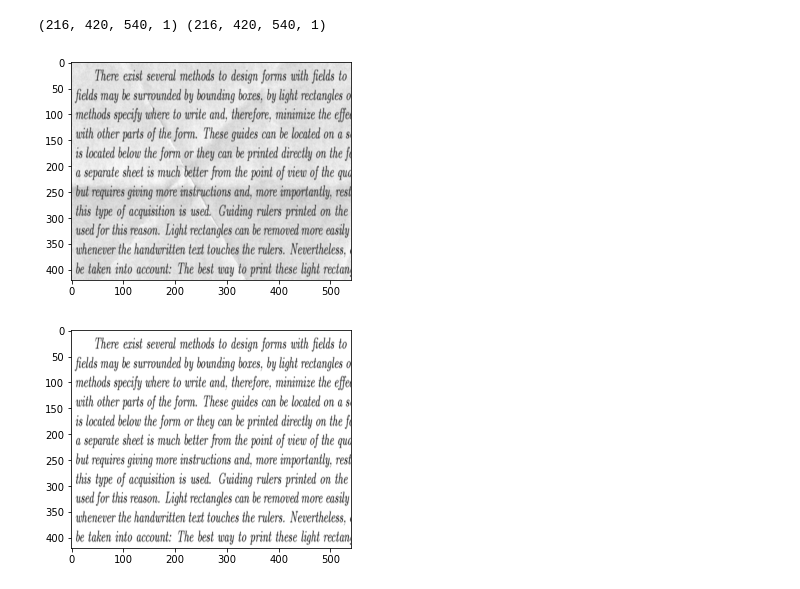
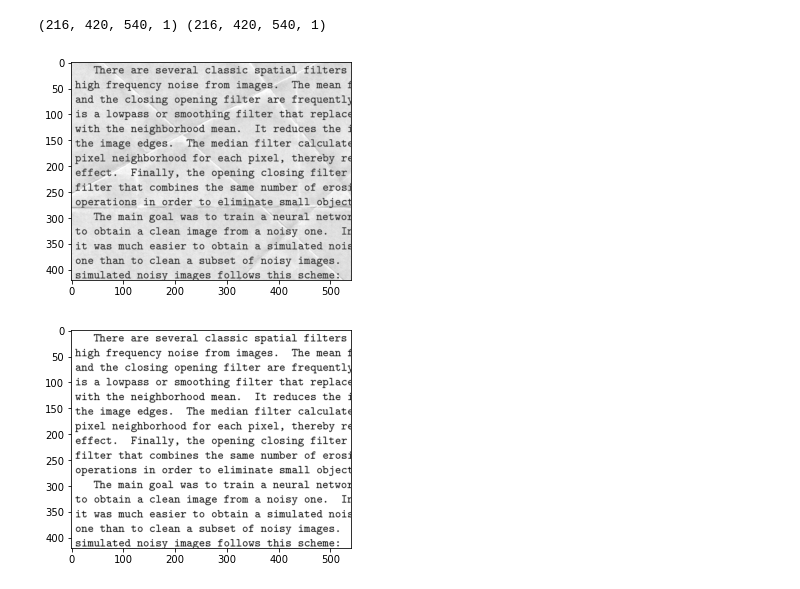
Before and after one commit to blueberrysmoooothie/programing_Practice, a Jupyter notebook: deep_learning/day4_hw2.ipynb, the cells around one changed output. Drawn from its saved outputs; the diff is of its cells as text; code cells hidden in the pictures.

```diff
--- a/deep_learning/day4_hw2.ipynb
+++ b/deep_learning/day4_hw2.ipynb
@@ -42,12 +42,12 @@ from sklearn.model_selection import train_test_split
 train_x, test_x, train_y, test_y = train_test_split(input_data, target_data, random_state=493)
 # %%
 import matplotlib.pyplot as plt
-plt.imshow(test_x[0], cmap ='gray')
+plt.imshow(train_x[0], cmap ='gray')
 plt.show()
-plt.imshow(test_y[0], cmap ='gray')
+plt.imshow(train_y[0], cmap ='gray')
 plt.show()
 # %% [output]
-[figure, old version]
+[figure, new version]
-[figure, old version]
+[figure, new version]
 # %%
 from tensorflow.keras import Sequential
```
Also changed, not shown: parts of 11 cells of this notebook, 3 other files.
